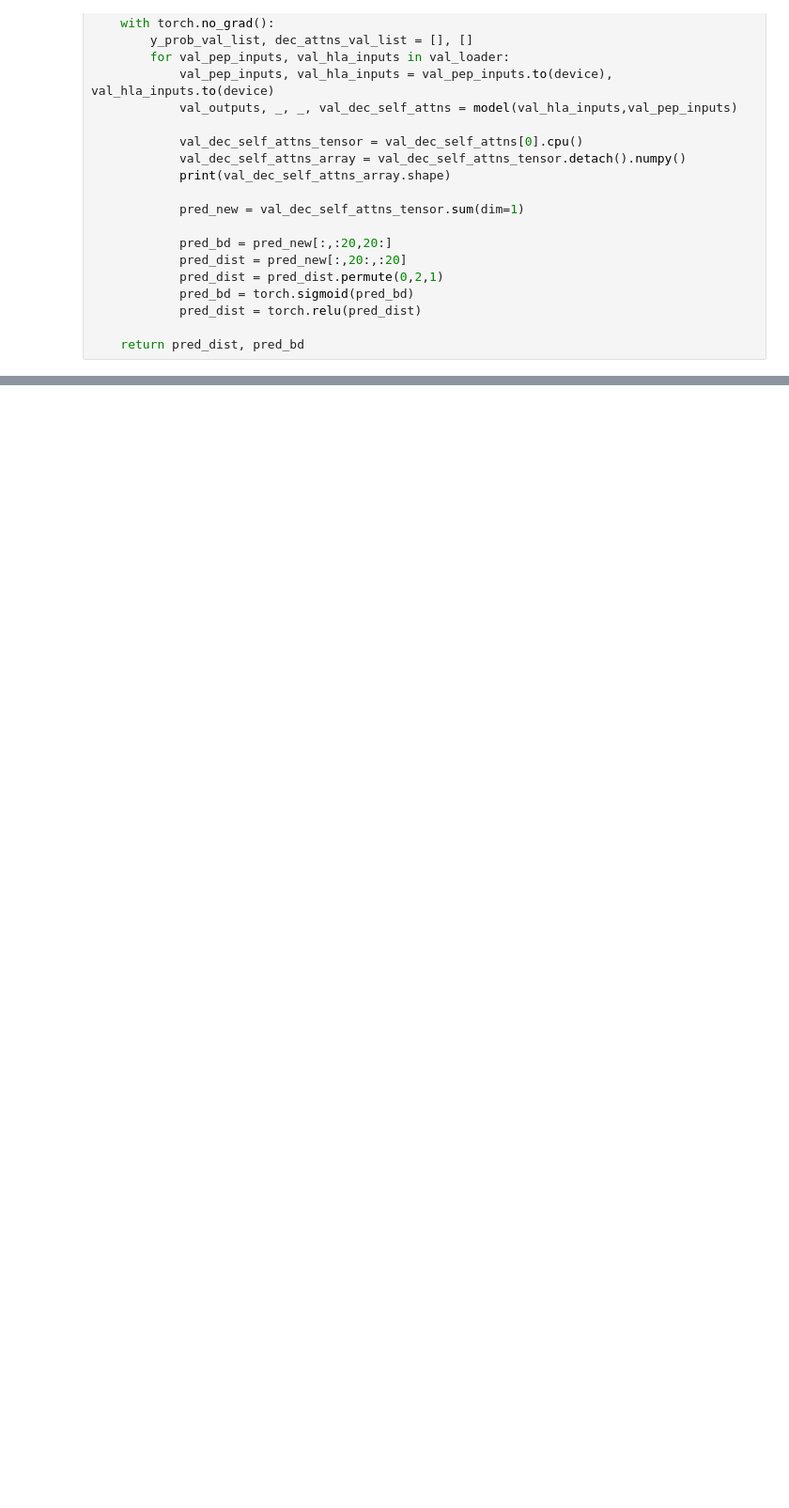
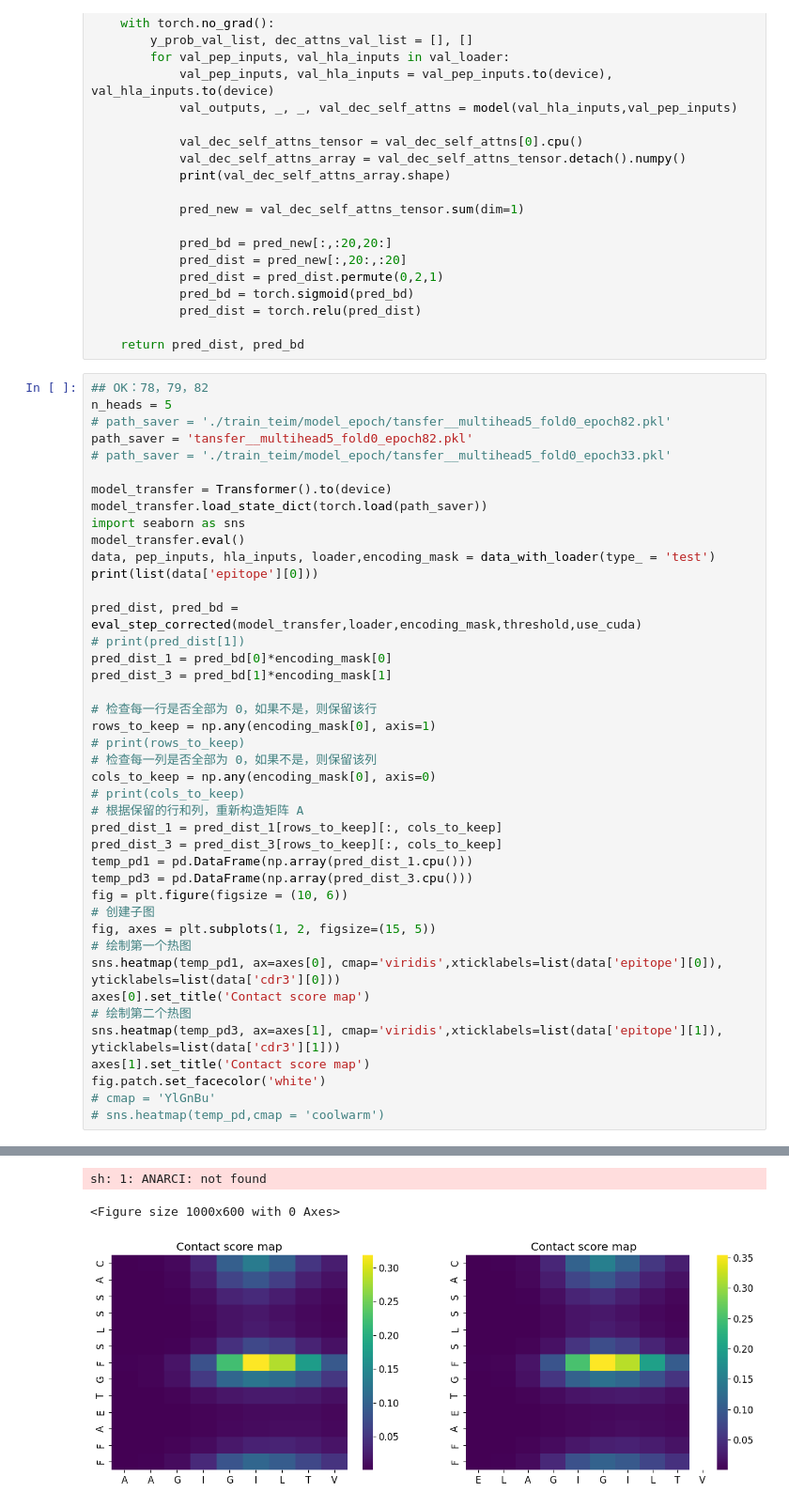
Before and after one commit to Luckysoutheast/TranTCR, a Jupyter notebook: TranTCR_map/transfer_pred.ipynb, the cells around one changed output, grey strips where cells are left out. Shown: that part at 94% size. Drawn from its saved outputs; the diff is of its cells as text; blank space fills up the shorter version.

```diff
--- a/TranTCR_map/transfer_pred.ipynb
+++ b/TranTCR_map/transfer_pred.ipynb
@@ -1273,3 +1273,46 @@ def eval_step_corrected(model, val_loader,mask,threshold = 0.5, use_cuda = False
             pred_dist = torch.relu(pred_dist)
 
     return pred_dist, pred_bd
+# %%
+## OK：78，79，82
+n_heads = 5
+# path_saver = './train_teim/model_epoch/tansfer__multihead5_fold0_epoch82.pkl'
+path_saver = 'tansfer__multihead5_fold0_epoch82.pkl'
+# path_saver = './train_teim/model_epoch/tansfer__multihead5_fold0_epoch33.pkl'
+
+model_transfer = Transformer().to(device)
+model_transfer.load_state_dict(torch.load(path_saver))
+import seaborn as sns
+model_transfer.eval()
+data, pep_inputs, hla_inputs, loader,encoding_mask = data_with_loader(type_ = 'test')
+print(list(data['epitope'][0]))
+
+pred_dist, pred_bd = eval_step_corrected(model_transfer,loader,encoding_mask,threshold,use_cuda)
+# print(pred_dist[1])
+pred_dist_1 = pred_bd[0]*encoding_mask[0]
+pred_dist_3 = pred_bd[1]*encoding_mask[1]
+
+# 检查每一行是否全部为 0，如果不是，则保留该行
+rows_to_keep = np.any(encoding_mask[0], axis=1)
+# print(rows_to_keep)
+# 检查每一列是否全部为 0，如果不是，则保留该列
+cols_to_keep = np.any(encoding_mask[0], axis=0)
+# print(cols_to_keep)
+# 根据保留的行和列，重新构造矩阵 A
+pred_dist_1 = pred_dist_1[rows_to_keep][:, cols_to_keep]
+pred_dist_3 = pred_dist_3[rows_to_keep][:, cols_to_keep]
+temp_pd1 = pd.DataFrame(np.array(pred_dist_1.cpu()))
+temp_pd3 = pd.DataFrame(np.array(pred_dist_3.cpu()))
+fig = plt.figure(figsize = (10, 6))
+# 创建子图
+fig, axes = plt.subplots(1, 2, figsize=(15, 5))
+# 绘制第一个热图
+sns.heatmap(temp_pd1, ax=axes[0], cmap='viridis',xticklabels=list(data['epitope'][0]), yticklabels=list(data['cdr3'][0]))
+axes[0].set_title('Contact score map')
+# 绘制第二个热图
+sns.heatmap(temp_pd3, ax=axes[1], cmap='viridis',xticklabels=list(data['epitope'][1]), yticklabels=list(data['cdr3'][1]))
+axes[1].set_title('Contact score map')
+fig.patch.set_facecolor('white')
+# cmap = 'YlGnBu'
+# sns.heatmap(temp_pd,cmap = 'coolwarm')
+# %% [output]
@@ -1276,3 +1327,6 @@ def eval_step_corrected(model, val_loader,mask,threshold = 0.5, use_cuda = False
+sh: 1: ANARCI: not found
+<Figure size 1000x600 with 0 Axes>
+[figure, added]
 # %%
 ## OK：78，79，82
 n_heads = 5
```
Also changed, not shown: parts of 8 cells of this notebook, 8 other files.
